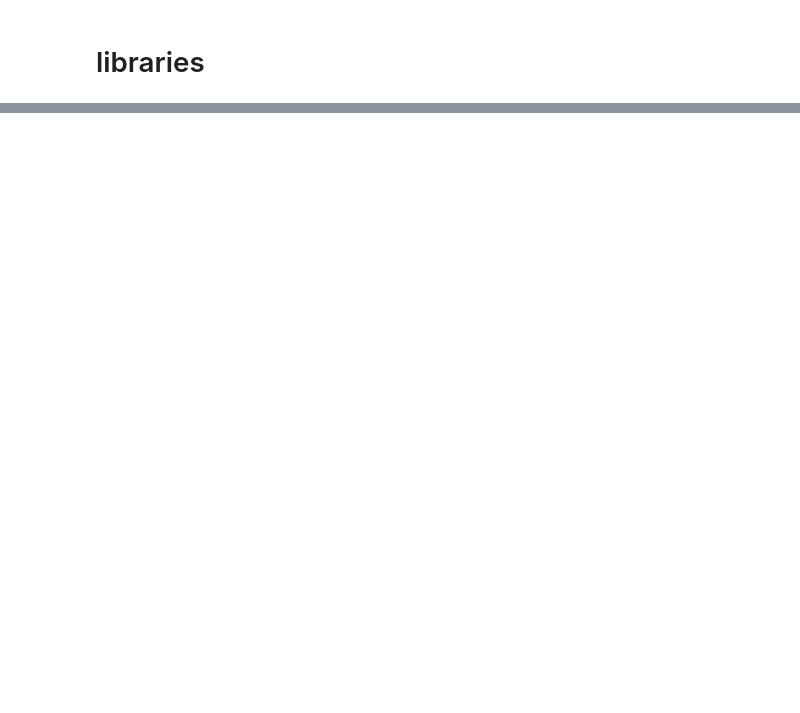
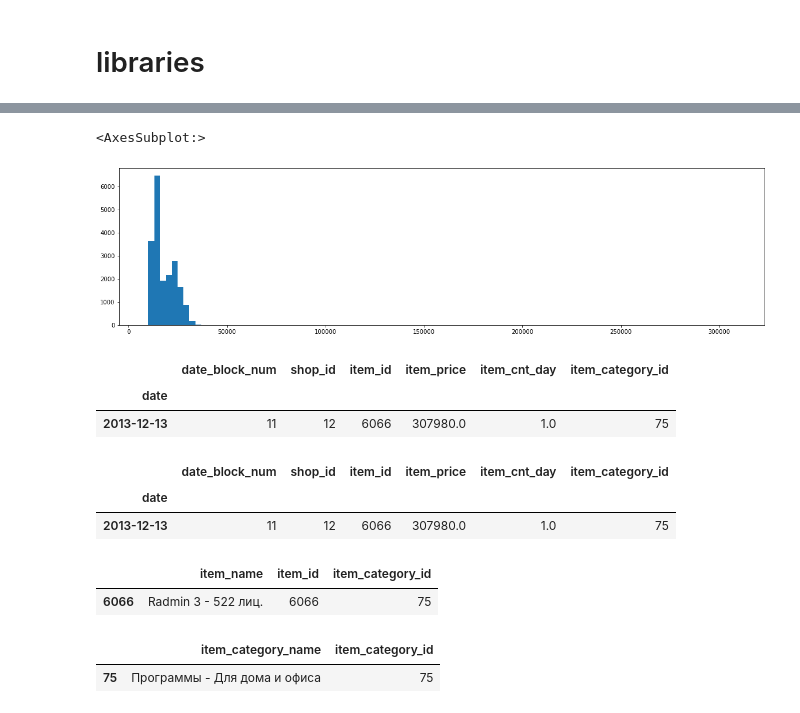
Before and after one commit to JonathanRayner/Kaggle-Predict-Sales, a Jupyter notebook: eda.ipynb, the cells around one changed output, grey strips where cells are left out. Cells and saved outputs as stored; diff of their text form; code cells hidden in the pictures; blank space fills up the shorter version.

```diff
--- a/eda.ipynb
+++ b/eda.ipynb
@@ -128,0 +287,35 @@ for dataframe in [shops, items, item_categories]:
+# %%
+# by far most items are low price, look at more expensive item's distribution
+df.loc[df['item_price'] > 1e4, 'item_price'].hist(grid=False, bins=100, figsize=(20, 5))
+# %% [output]
+<AxesSubplot:>
+[figure, added]
+# %%
+# only one item on one day was ever bought for more than 60,000 and it was over 300,000.
+# this item was only bought once and is likely corporate software
+# we can likely drop this outlier
+df[df['item_price'] > 6e4]
+# %% [output]
+|  | date_block_num | shop_id | item_id | item_price | item_cnt_day | item_category_id |
+| date |  |  |  |  |  |  |
+| 2013-12-13 | 11 | 12 | 6066 | 307980.0 | 1.0 | 75 |
+# %%
+# this item was only bought one day ever
+df[df['item_id'] == 6066]
+# %% [output]
+|  | date_block_num | shop_id | item_id | item_price | item_cnt_day | item_category_id |
+| date |  |  |  |  |  |  |
+| 2013-12-13 | 11 | 12 | 6066 | 307980.0 | 1.0 | 75 |
+# %%
+# what item is it?
+# seems like remote support software for companies
+items[items['item_id'] == 6066]
+# %% [output]
+|  | item_name | item_id | item_category_id |
+| 6066 | Radmin 3 - 522 лиц. | 6066 | 75 |
+# %%
+# google translate says this is "computer programs for home and office"
+item_categories[item_categories['item_category_id'] == 75]
+# %% [output]
+|  | item_category_name | item_category_id |
+| 75 | Программы - Для дома и офиса | 75 |
```
Also changed, not shown: parts of 32 cells of this notebook.
